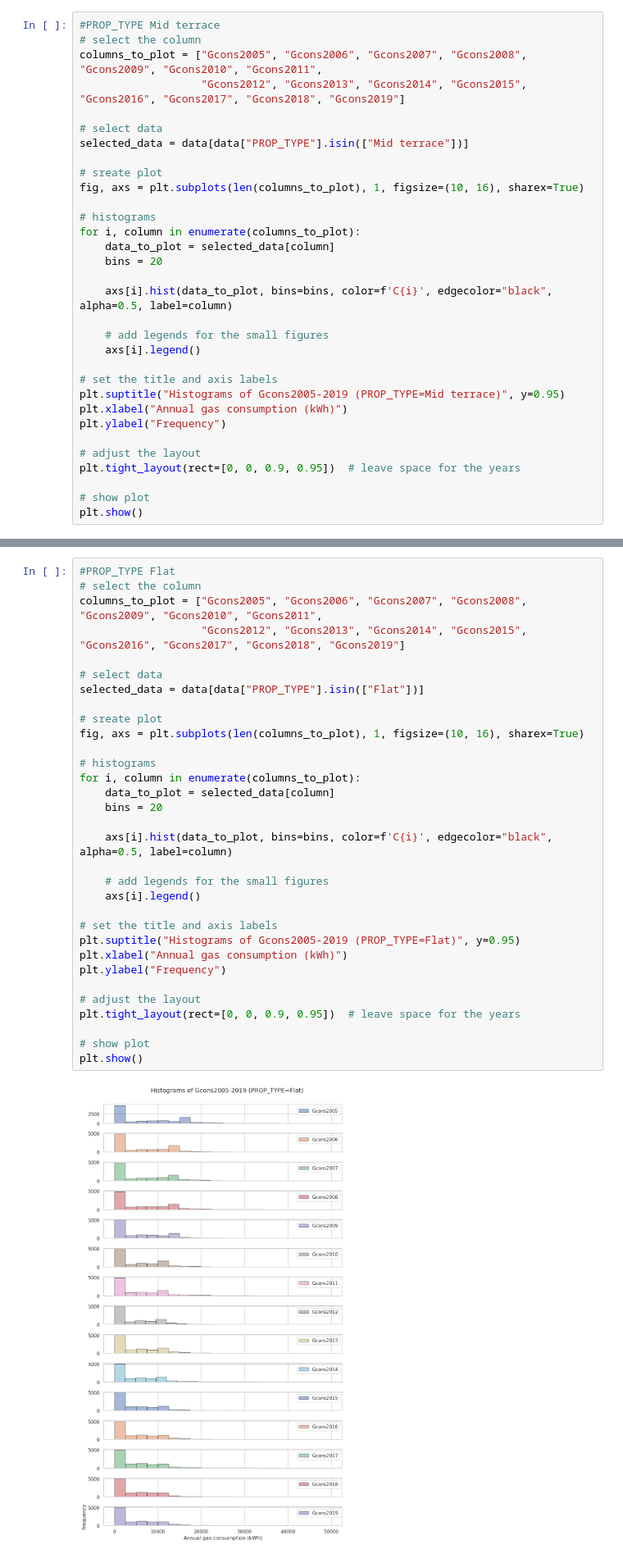
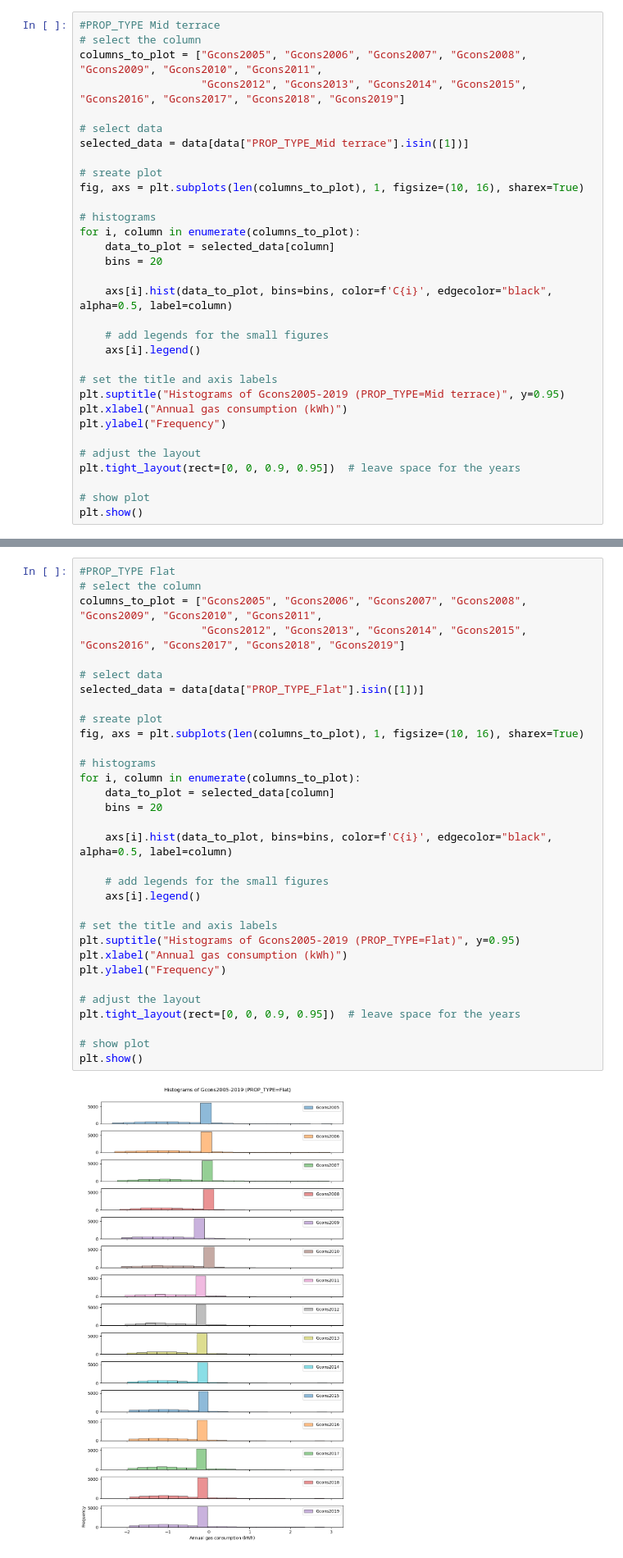
Before and after one commit to gordenleee/QM_Group_Work, a Jupyter notebook: Appropriate plots to illustrate the relationship between key fields/gcons and PROP_TYPE relationship.ipynb, the cells around one changed output, grey strips where cells are left out. Shown at 82% size. Drawn from its saved outputs; the diff is of its cells as text.

```diff
--- a/Appropriate plots to illustrate the relationship between key fields/gcons and PROP_TYPE relationship.ipynb
+++ b/Appropriate plots to illustrate the relationship between key fields/gcons and PROP_TYPE relationship.ipynb
@@ -11,7 +11,7 @@ columns_to_plot = ["Gcons2005", "Gcons2006", "Gcons2007", "Gcons2008", "Gcons200
                    "Gcons2012", "Gcons2013", "Gcons2014", "Gcons2015", "Gcons2016", "Gcons2017", "Gcons2018", "Gcons2019"]
 
 # select data
-selected_data = data[data["PROP_TYPE"].isin(["Mid terrace"])]
+selected_data = data[data["PROP_TYPE_Mid terrace"].isin([1])]
 
 # sreate plot
 fig, axs = plt.subplots(len(columns_to_plot), 1, figsize=(10, 16), sharex=True)
@@ -43,35 +43,35 @@ plt.show()
 # select the column
 columns_to_plot = ["Gcons2005", "Gcons2006", "Gcons2007", "Gcons2008", "Gcons2009", "Gcons2010", "Gcons2011",
                    "Gcons2012", "Gcons2013", "Gcons2014", "Gcons2015", "Gcons2016", "Gcons2017", "Gcons2018", "Gcons2019"]
 
 # select data
-selected_data = data[data["PROP_TYPE"].isin(["Flat"])]
+selected_data = data[data["PROP_TYPE_Flat"].isin([1])]
 
 # sreate plot
 fig, axs = plt.subplots(len(columns_to_plot), 1, figsize=(10, 16), sharex=True)
 
 # histograms
 for i, column in enumerate(columns_to_plot):
     data_to_plot = selected_data[column]
     bins = 20
 
     axs[i].hist(data_to_plot, bins=bins, color=f'C{i}', edgecolor="black", alpha=0.5, label=column)
 
     # add legends for the small figures
     axs[i].legend()
 
 # set the title and axis labels
 plt.suptitle("Histograms of Gcons2005-2019 (PROP_TYPE=Flat)", y=0.95)
 plt.xlabel("Annual gas consumption (kWh)")
 plt.ylabel("Frequency")
 
 # adjust the layout
 plt.tight_layout(rect=[0, 0, 0.9, 0.95])  # leave space for the years
 
 # show plot
 plt.show()
 # %% [output]
-[figure, old version]
+[figure, new version]
 # %%
 #PROP_TYPE Semi detached
 # select the column
```
Also changed, not shown: parts of 5 cells of this notebook, 3 other files.
